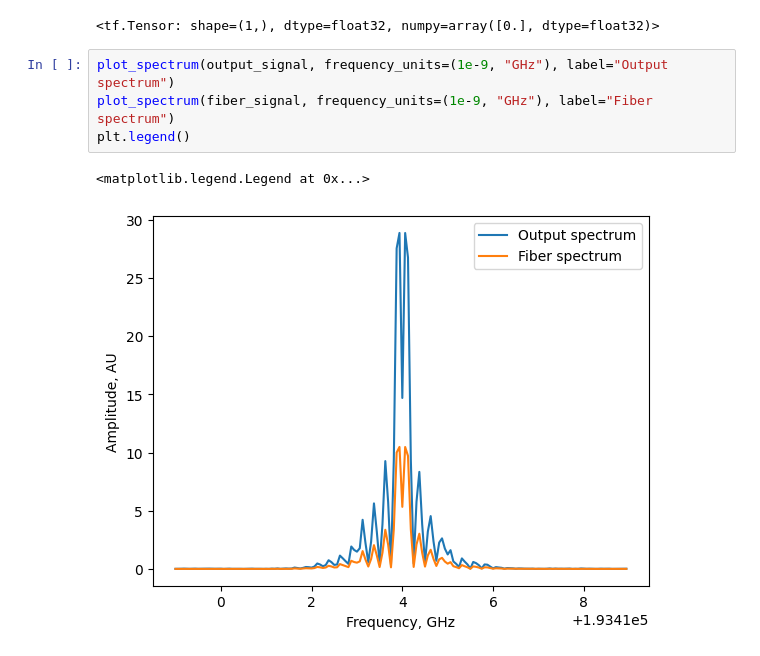
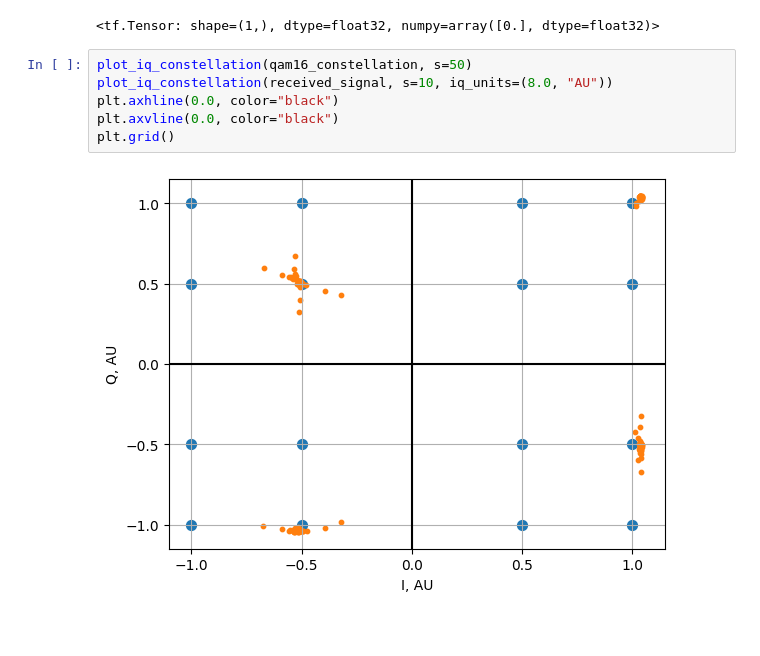
Before and after one commit to ivknv/tf-ofcs, a Jupyter notebook: optical_communication_system.ipynb, the cells around one changed output. Drawn from its saved outputs; the diff is of its cells as text; blank space fills up the shorter version.

```diff
--- a/optical_communication_system.ipynb
+++ b/optical_communication_system.ipynb
@@ -114,10 +117,11 @@ ber_tester = BERTester([system])
 ber_tester(128, 100)
 # %% [output]
 <tf.Tensor: shape=(1,), dtype=float32, numpy=array([0.], dtype=float32)>
-# %%
-plot_spectrum(output_signal, frequency_units=(1e-9, "GHz"), label="Output spectrum")
-plot_spectrum(fiber_signal, frequency_units=(1e-9, "GHz"), label="Fiber spectrum")
-plt.legend()
-# %% [output]
-<matplotlib.legend.Legend at 0x...>
-[figure, removed]
+# %%
+plot_iq_constellation(qam16_constellation, s=50)
+plot_iq_constellation(received_signal, s=10, iq_units=(8.0, "AU"))
+plt.axhline(0.0, color="black")
+plt.axvline(0.0, color="black")
+plt.grid()
+# %% [output]
+[figure, added]
```
Also changed, not shown: parts of 2 cells of this notebook, 1 other file.
